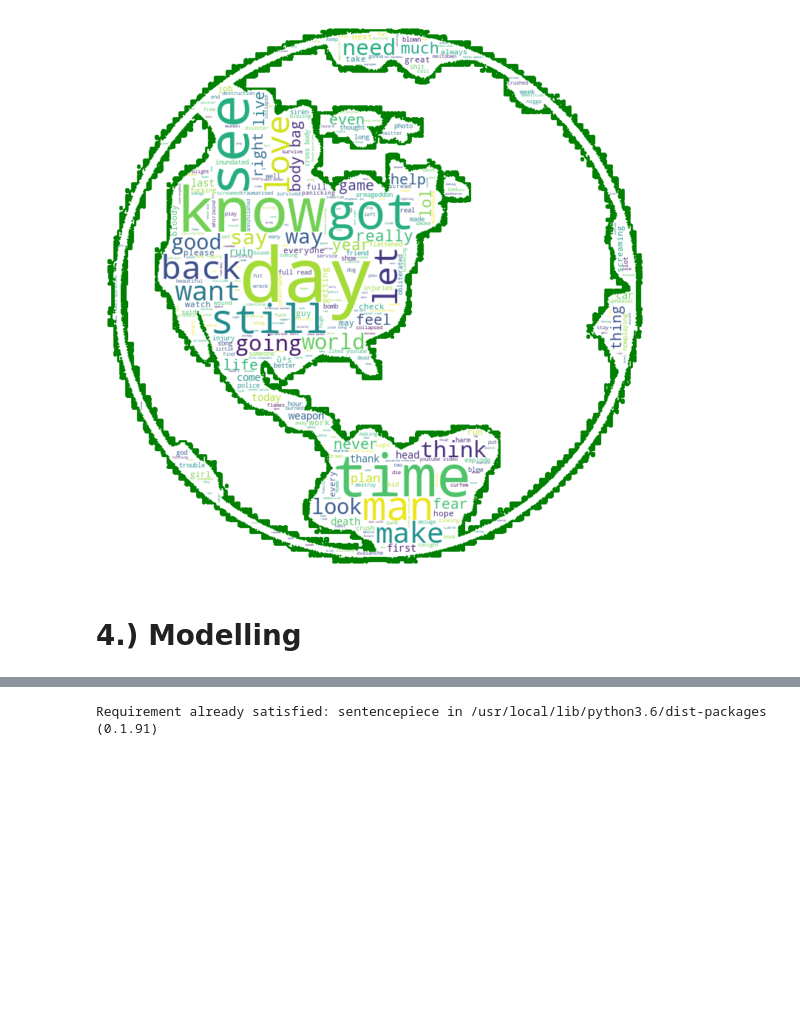
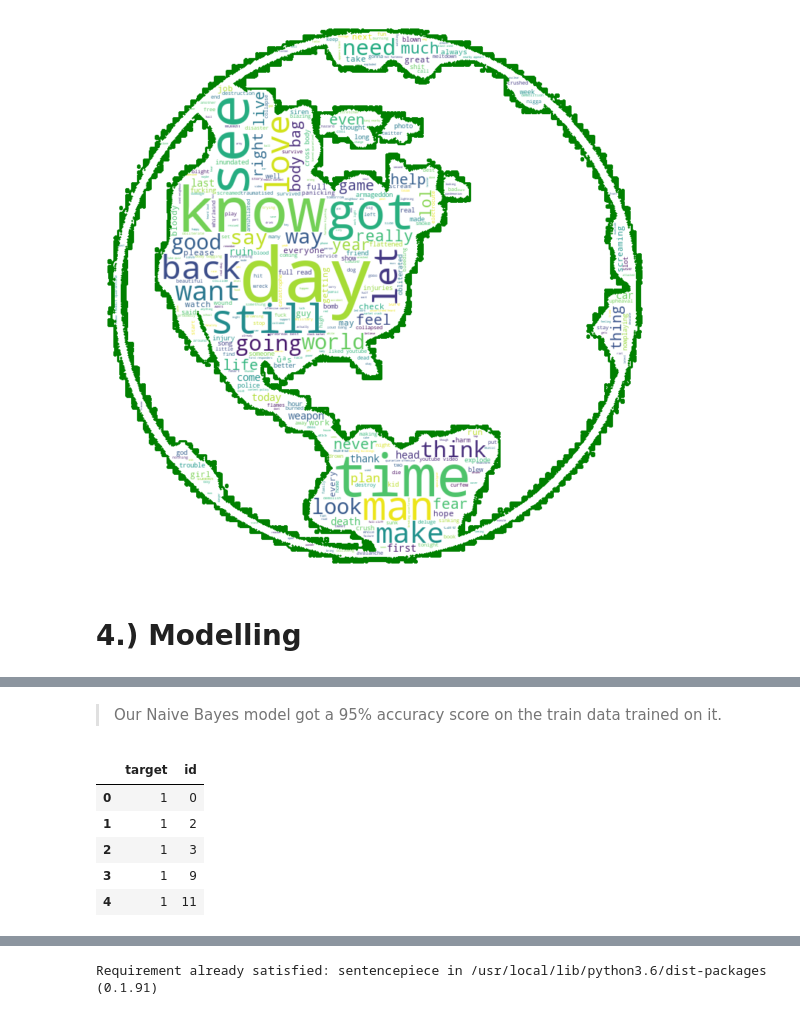
Before and after one commit to PrecyMaeMwanyungu/Fabulous-tokenizers_disaster_tweets_repository, a Jupyter notebook: Fabulous_Tokenizers__Project_Week.ipynb, the cells around one changed output, grey strips where cells are left out. Cells and saved outputs as stored; diff of their text form; code cells hidden in the pictures; blank space fills up the shorter version.

```diff
--- a/Fabulous_Tokenizers__Project_Week.ipynb
+++ b/Fabulous_Tokenizers__Project_Week.ipynb
@@ -933,0 +838,14 @@ weighted avg       0.80      0.80      0.80      1671
+# %%
+# Making predictions on our test data using Naive Bayes
+from sklearn.feature_extraction.text import CountVectorizer # Transformer which we will use on our model
+from sklearn.naive_bayes import MultinomialNB
+from sklearn.pipeline import Pipeline # It encapsulates transformers and predictors inside
+#
+unigrams_pipeline = Pipeline([('cleanText', CountVectorizer()),('target', MultinomialNB())])
+unigrams_pipeline.fit(train.cleanText, train.target)
+
+predictions = pd.DataFrame(
+    unigrams_pipeline.predict(test.cleanText)
+#
+                           )
+predictions['id'] = test['id']
@@ -933,0 +866,13 @@ weighted avg       0.80      0.80      0.80      1671
+# %% [markdown]
+> Our Naive Bayes model got a 95% accuracy score on the train data trained on it.
+# %%
+# Printing out predictions on the test dataset
+predictions.columns = ['target','id']
+predictions.head()
+# %% [output]
+|  | target | id |
+| 0 | 1 | 0 |
+| 1 | 1 | 2 |
+| 2 | 1 | 3 |
+| 3 | 1 | 9 |
+| 4 | 1 | 11 |
```
Also changed, not shown: parts of 31 cells of this notebook.
